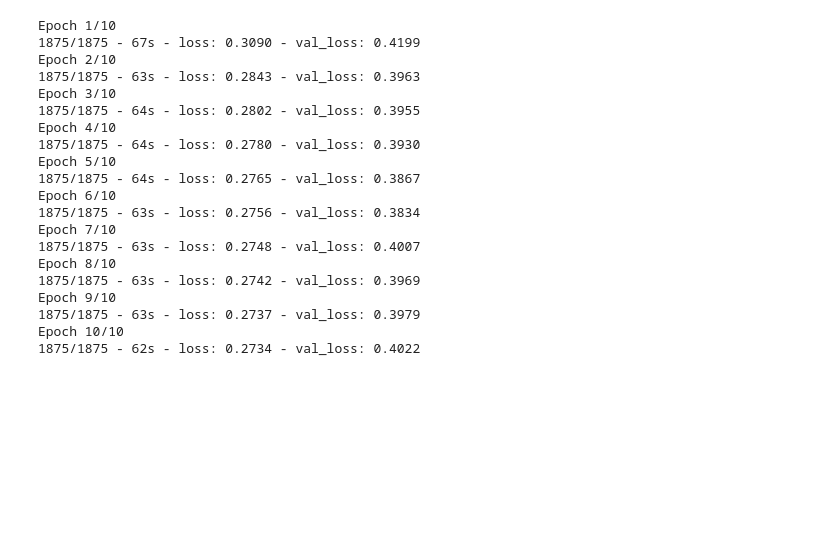
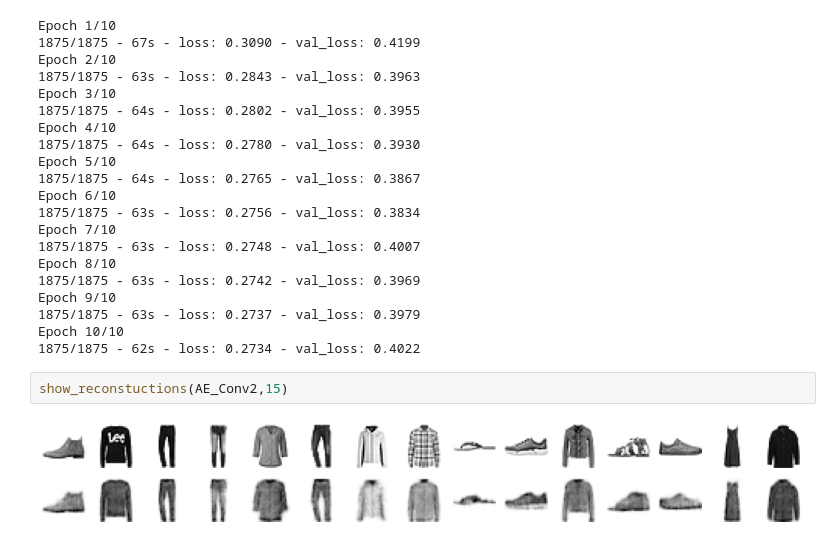
Before and after one commit to sailajak2003/fashion_minst, a Jupyter notebook: AutoEncoder_Conv.ipynb, the cells around one changed output. Cells and saved outputs as stored; diff of their text form; blank space fills up the shorter version.

```diff
--- a/AutoEncoder_Conv.ipynb
+++ b/AutoEncoder_Conv.ipynb
@@ -195,3 +195,7 @@ Epoch 9/10
 1875/1875 - 63s - loss: 0.2737 - val_loss: 0.3979
 Epoch 10/10
 1875/1875 - 62s - loss: 0.2734 - val_loss: 0.4022
+# %%
+show_reconstuctions(AE_Conv2,15)
+# %% [output]
+[figure, added]
```
